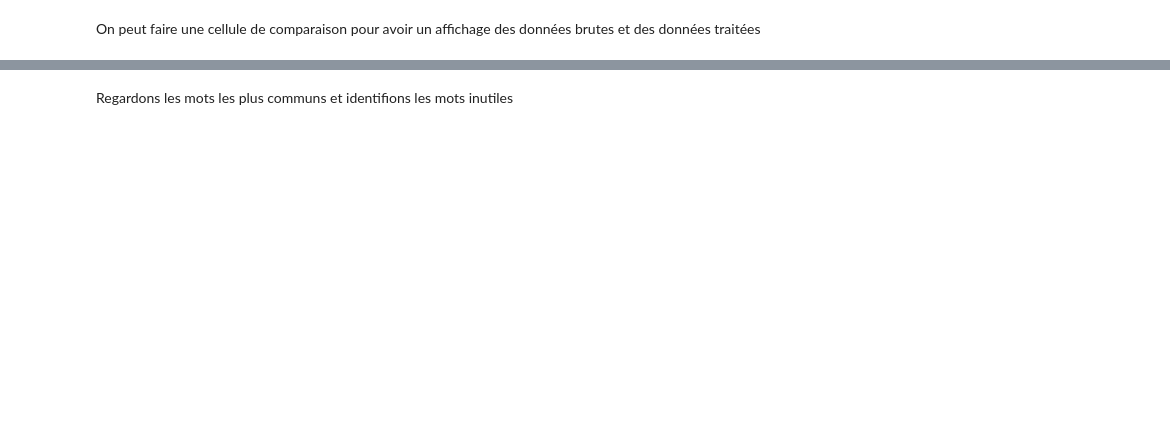
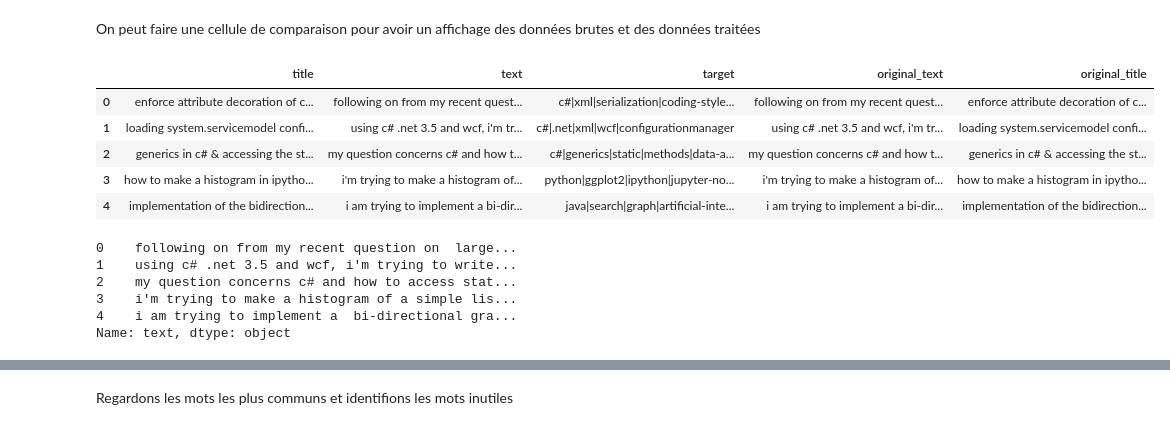
Before and after one commit to AlanBlanchet/CategorisezAutomatiquementDesQuestions, a Jupyter notebook: notebooks/exploration.ipynb, the cells around one changed output, grey strips where cells are left out. Drawn from its saved outputs; the diff is of its cells as text; code cells hidden in the pictures; blank space fills up the shorter version.

Commit message:
[DEV]Redone parts of project
I've redone the data loading so it takes place once.
Added some GPU libs to play with so algorithms can be put on the GPU
easily.

```diff
--- a/notebooks/exploration.ipynb
+++ b/notebooks/exploration.ipynb
@@ -23,0 +27,19 @@ Dataset.example("topics1.csv", random_state=0, version=1)
+# %%
+topics = Dataset("topics1.csv")
+topics.df.head()
+# %% [output]
+|  | title | text | target | original_text | original_title |
+| 0 | enforce attribute decoration of c... | following on from my recent quest... | c#|xml|serialization|coding-style... | following on from my recent quest... | enforce attribute decoration of c... |
+| 1 | loading system.servicemodel confi... | using c# .net 3.5 and wcf, i'm tr... | c#|.net|xml|wcf|configurationmanager | using c# .net 3.5 and wcf, i'm tr... | loading system.servicemodel confi... |
+| 2 | generics in c# & accessing the st... | my question concerns c# and how t... | c#|generics|static|methods|data-a... | my question concerns c# and how t... | generics in c# & accessing the st... |
+| 3 | how to make a histogram in ipytho... | i'm trying to make a histogram of... | python|ggplot2|ipython|jupyter-no... | i'm trying to make a histogram of... | how to make a histogram in ipytho... |
+| 4 | implementation of the bidirection... | i am trying to implement a bi-dir... | java|search|graph|artificial-inte... | i am trying to implement a bi-dir... | implementation of the bidirection... |
+# %%
+topics.df["text"].head()
+# %% [output]
+0    following on from my recent question on  large...
+1    using c# .net 3.5 and wcf, i'm trying to write...
+2    my question concerns c# and how to access stat...
+3    i'm trying to make a histogram of a simple lis...
+4    i am trying to implement a  bi-directional gra...
+Name: text, dtype: object
```
Also changed, not shown: parts of 37 cells of this notebook, 9 other files.
